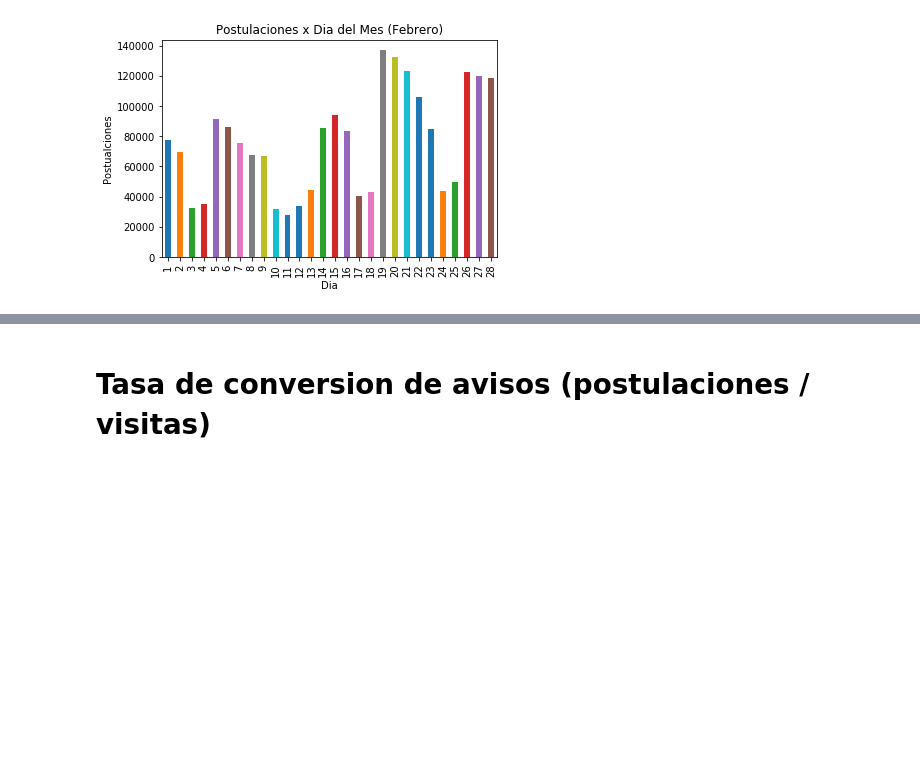
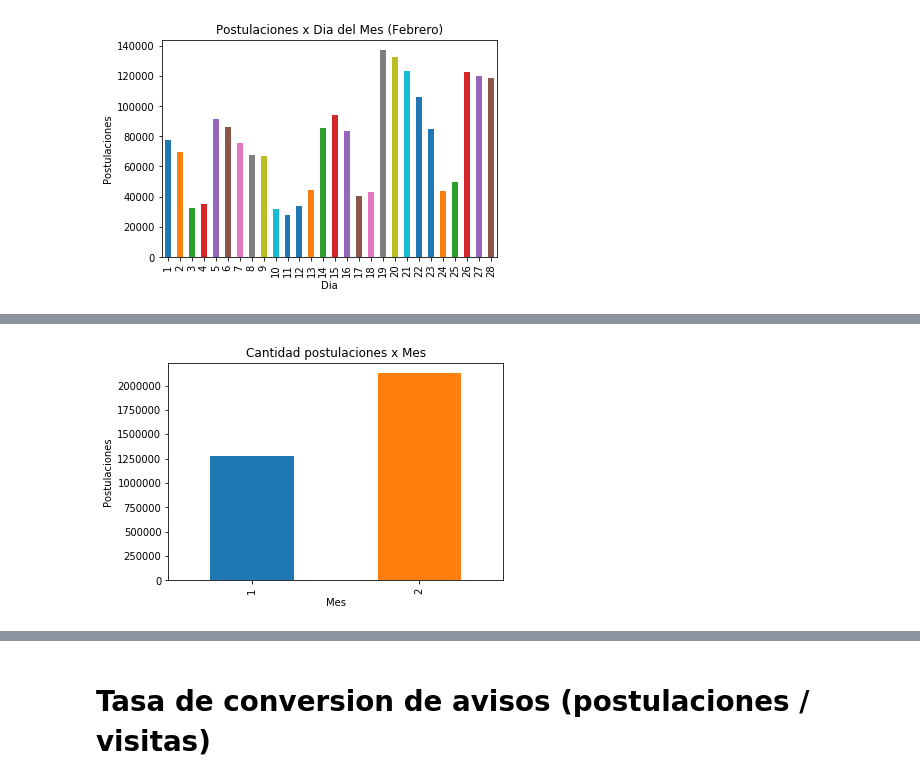
Before and after one commit to BrigliaAn/TP1-AnalisisExploratorio-ZonaJobs, a Jupyter notebook: Tp1-completo.ipynb, the cells around one changed output, grey strips where cells are left out. Saved outputs shown, nothing was run; the diff lists cells and outputs as text; code cells hidden in the pictures; blank space fills up the shorter version.

```diff
--- a/Tp1-completo.ipynb
+++ b/Tp1-completo.ipynb
@@ -860,0 +897,14 @@ plt.show()
+# %%
+#con estos datos capaz se podrian hacer otro graficos mas copados
+#cambiar 1 y 2 por enero y febrero
+fig=plt.figure()
+ax = fig.add_subplot(111)
+
+plt.title('Cantidad postulaciones x Mes')
+ax.set_xlabel('Mes')
+ax.set_ylabel('Postulaciones')
+postulaciones['mes_postulacion'].value_counts().sort_index().plot(kind='bar')
+
+plt.show()
+# %% [output]
+[figure, added]
```
Also changed, not shown: parts of 18 cells of this notebook.
